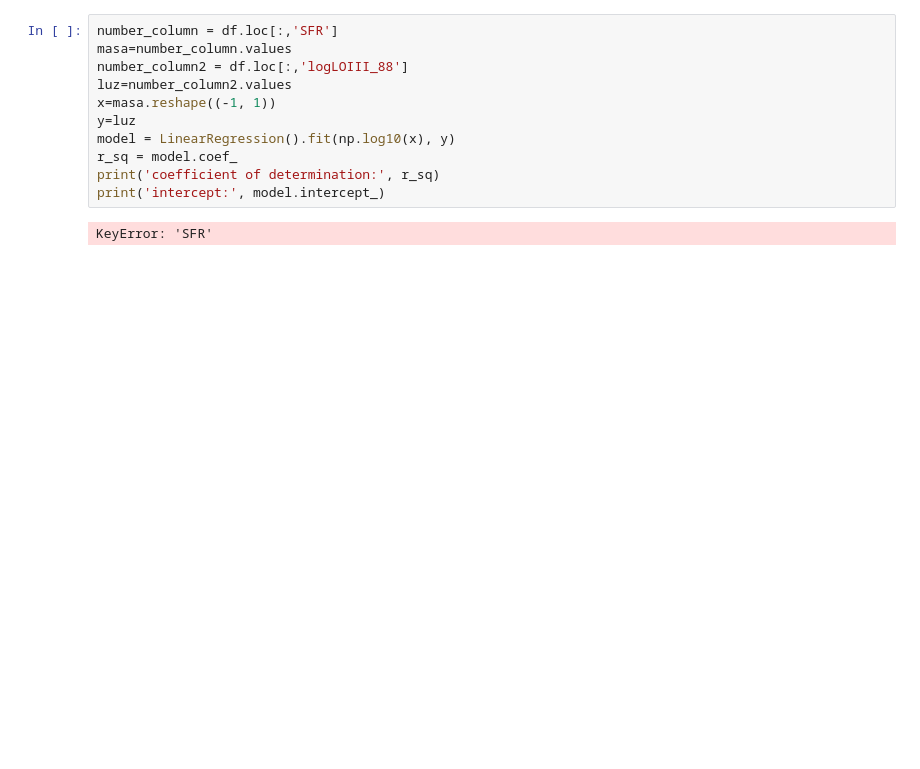
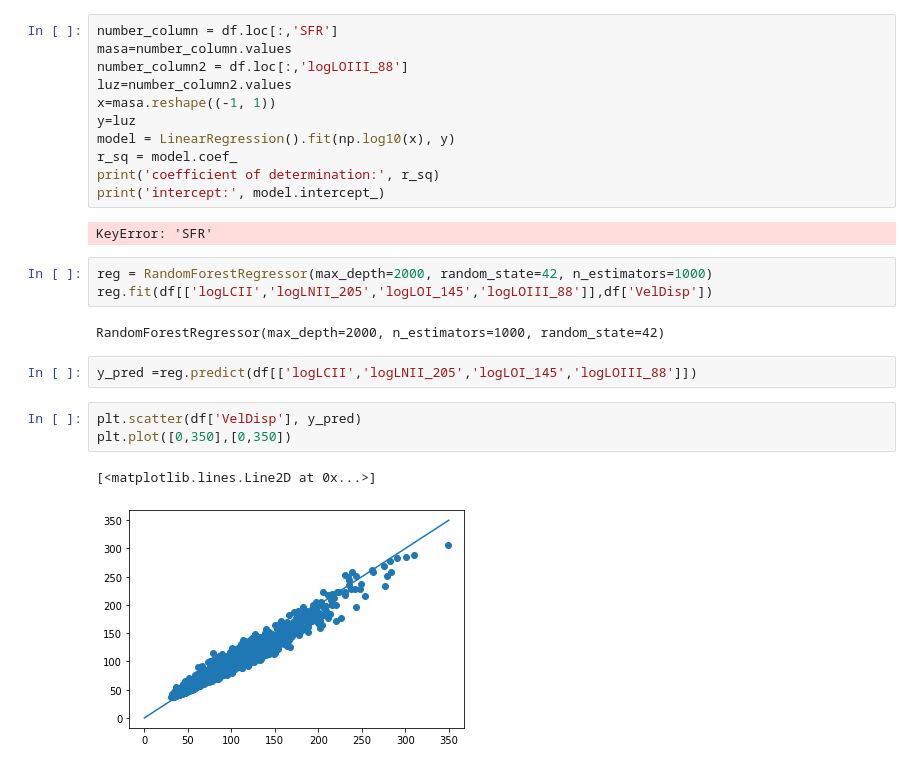
Before and after one commit to MariaPaulaRojas/RECA-internship, a Jupyter notebook: Analysis/FirstLuminosities-Copy1.ipynb, the cells around one changed output. Cells and saved outputs as stored; diff of their text form; blank space fills up the shorter version.

```diff
--- a/Analysis/FirstLuminosities-Copy1.ipynb
+++ b/Analysis/FirstLuminosities-Copy1.ipynb
@@ -220,3 +263,16 @@ print('coefficient of determination:', r_sq)
 print('intercept:', model.intercept_)
 # %% [output]
 KeyError: 'SFR'
+# %%
+reg = RandomForestRegressor(max_depth=2000, random_state=42, n_estimators=1000)
+reg.fit(df[['logLCII','logLNII_205','logLOI_145','logLOIII_88']],df['VelDisp'])
+# %% [output]
+RandomForestRegressor(max_depth=2000, n_estimators=1000, random_state=42)
+# %%
+y_pred =reg.predict(df[['logLCII','logLNII_205','logLOI_145','logLOIII_88']])
+# %%
+plt.scatter(df['VelDisp'], y_pred)
+plt.plot([0,350],[0,350])
+# %% [output]
+[<matplotlib.lines.Line2D at 0x...>]
+[figure, added]
```
Also changed, not shown: parts of 10 cells of this notebook.
